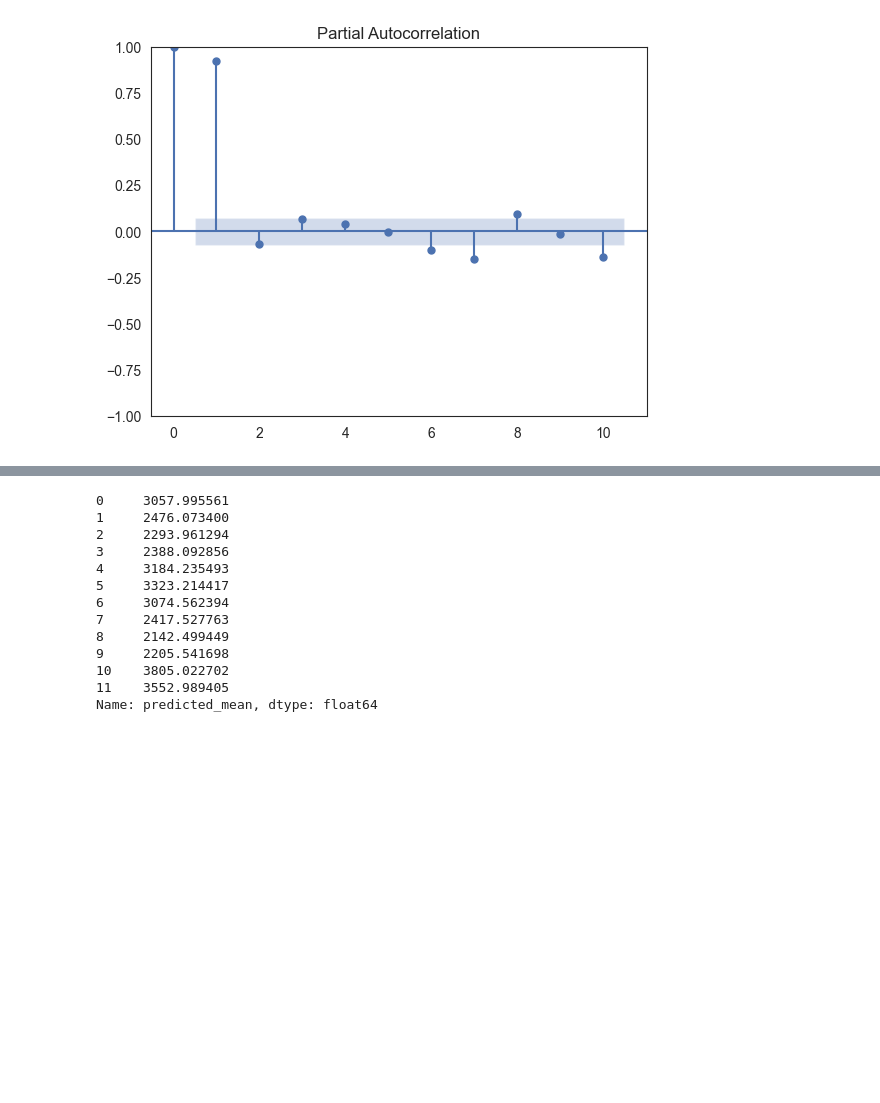
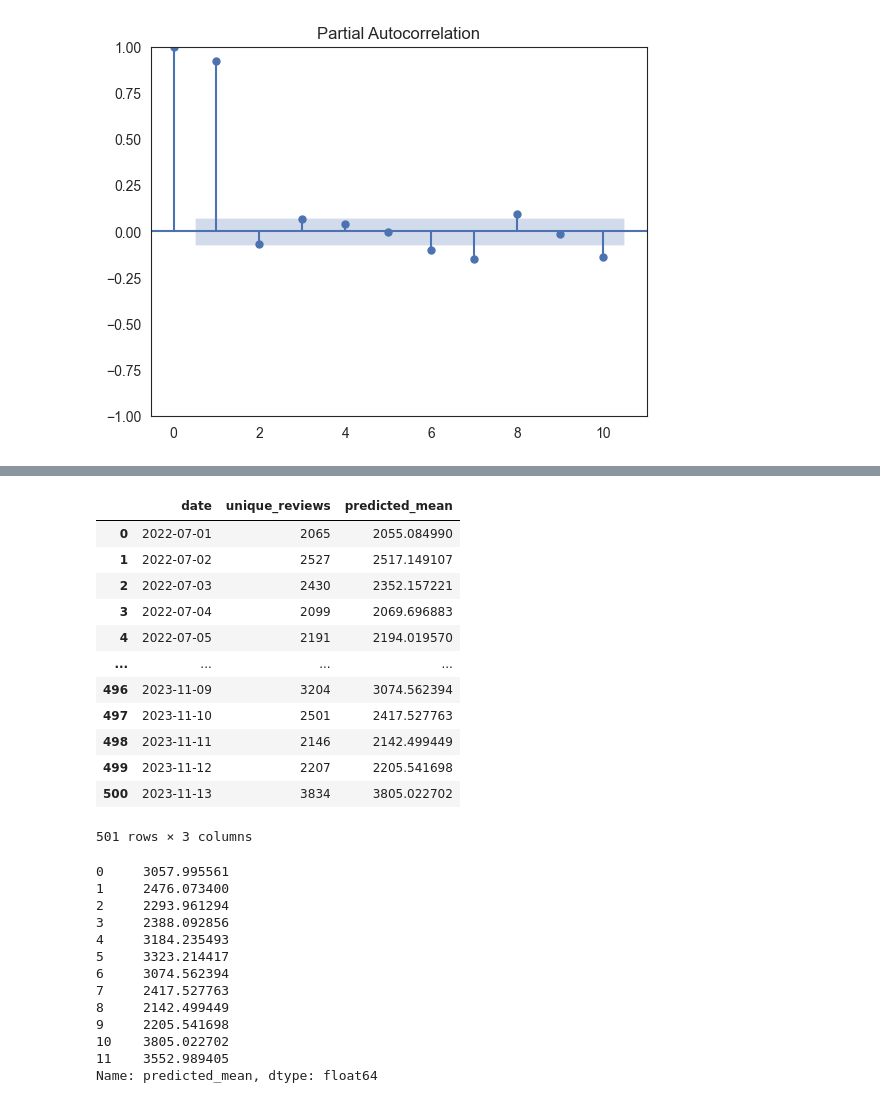
Before and after one commit to juanitopepito97/CA_projects-, a Jupyter notebook: Johannes_Loos_Int_MLDataVis-Hdip-DA-for-Business.ipynb, the cells around one changed output, grey strips where cells are left out. Saved outputs shown, nothing was run; the diff lists cells and outputs as text; code cells hidden in the pictures; blank space fills up the shorter version.

```diff
--- a/Johannes_Loos_Int_MLDataVis-Hdip-DA-for-Business.ipynb
+++ b/Johannes_Loos_Int_MLDataVis-Hdip-DA-for-Business.ipynb
@@ -341,3 +339,5 @@ Warnings:
 # %%
 pred_time = 1 # predict 1 time step into the future
 result = model.predict(start=unique_reviews_per_day["unique_reviews"].shape[0]-10, end=unique_reviews_per_day["unique_reviews"].shape[0] + pred_time).reset_index(drop=True)
+# %%
+result_plot = model.predict(start=unique_reviews_per_day["unique_reviews"].shape[0]-500, end=unique_reviews_per_day["unique_reviews"].shape[0]).reset_index(drop=True)
@@ -343,0 +359,3 @@ result = model.predict(start=unique_reviews_per_day["unique_reviews"].shape[0]-1
+# %%
+actual_last500 = unique_reviews_per_day.tail(501).reset_index(drop=True)
+actual_last500
@@ -344,3 +376,24 @@ result = model.predict(start=unique_reviews_per_day["unique_reviews"].shape[0]-1
+# %%
+# Combine result and actual_last10 into one DataFrame based on the index
+combined_df_plot = pd.concat([result_plot, actual_last500], axis=1)
+
+# Rearrange the columns
+combined_df_plot = combined_df_plot[['date', 'unique_reviews', 'predicted_mean']]
+combined_df_plot
+# %% [output]
+|  | date | unique_reviews | predicted_mean |
+| 0 | 2022-07-01 | 2065 | 2055.084990 |
+| 1 | 2022-07-02 | 2527 | 2517.149107 |
+| 2 | 2022-07-03 | 2430 | 2352.157221 |
+| 3 | 2022-07-04 | 2099 | 2069.696883 |
+| 4 | 2022-07-05 | 2191 | 2194.019570 |
+| ... | ... | ... | ... |
+| 496 | 2023-11-09 | 3204 | 3074.562394 |
+| 497 | 2023-11-10 | 2501 | 2417.527763 |
+| 498 | 2023-11-11 | 2146 | 2142.499449 |
+| 499 | 2023-11-12 | 2207 | 2205.541698 |
+| 500 | 2023-11-13 | 3834 | 3805.022702 |
+501 rows × 3 columns
 # %%
 result
 # %% [output]
```
Also changed, not shown: parts of 19 cells of this notebook.
